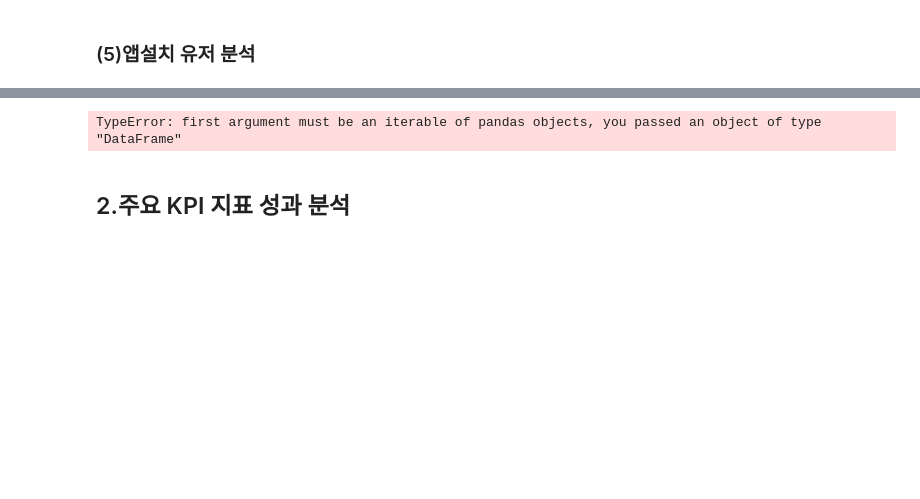
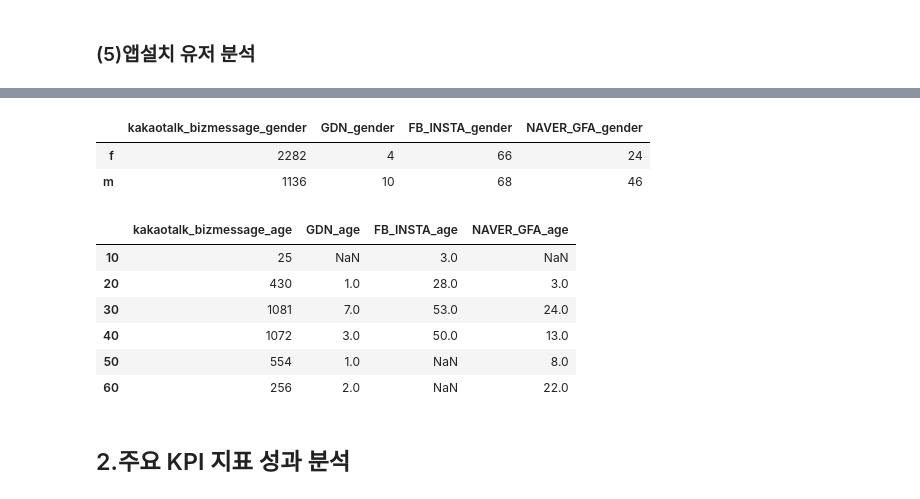
Before and after one commit to tand-datateam-th/kto_prj_git, a Jupyter notebook: [KTO]_Letter_analysis_v1_2210.ipynb, the cells around one changed output, grey strips where cells are left out. Saved outputs shown, nothing was run; the diff lists cells and outputs as text; code cells hidden in the pictures; blank space fills up the shorter version.

```diff
--- a/[KTO]_Letter_analysis_v1_2210.ipynb
+++ b/[KTO]_Letter_analysis_v1_2210.ipynb
@@ -234,8 +235,8 @@ dict_keys(['kakaotalk_bizmessage', 'GDN', 'KAKAO_moment', 'FB_INSTA', 'NAVER_GFA
 # 1. inflow cnt by referrs
 dict_output_inflow_cnt = {}
 
-for keys, values in dict_lst_user_from_referrs_gudok.items():
-    dict_output_inflow_cnt[keys] = len(values)
+for key, values in dict_lst_user_from_referrs_gudok.items():
+    dict_output_inflow_cnt[key] = len(values)
 
 df_vis1 = pd.DataFrame.from_dict(dict_output_inflow_cnt, orient='index', columns=['inflow_cnt'])
 df_vis1
@@ -343,8 +344,8 @@ df_subscribe_conversion
 # %%
 # 1. fraud user rate & settlement rate
 dict_fraud_referrs = {}
-for keys, values in dict_df_log.items():
-    _df = dict_df_log[keys]
+for key, values in dict_df_log.items():
+    _df = dict_df_log[key]
     _df = _df.groupby(KEY_ID_DEVICE)['duration'].sum().reset_index()
     lst_device_fraud = list(_df[KEY_ID_DEVICE][_df['duration'] < 5].unique())
 
@@ -353,7 +354,7 @@ for keys, values in dict_df_log.items():
     FRAUD_RATE = FRAUD_CNT / TOTAL_CNT
     # SETTLE_RATE = 1 - FRAUD_RATE
 
-    dict_fraud_referrs[f'{keys}'] = [TOTAL_CNT, FRAUD_CNT, FRAUD_RATE,  1 - FRAUD_RATE]
+    dict_fraud_referrs[f'{key}'] = [TOTAL_CNT, FRAUD_CNT, FRAUD_RATE,  1 - FRAUD_RATE]
 
 df_fraud_referrs = pd.DataFrame.from_dict(
     dict_fraud_referrs, orient='index', columns=[
@@ -371,0 +394,12 @@ df_fraud_referrs
+# %%
+# 1. users installed app
+dict_install = {}
+for key, lst in dict_id_referrs.items():
+    dict_install[f'{key}'] = {}
+    dict_install[f'{key}']['id'] = df_param_install[KEY_ID_DEVICE][df_param_install[KEY_ID_DEVICE].isin(lst)]
+    dict_install[f'{key}']['cnt'] = len(dict_install[f'{key}'])
+
+# df_install_referrs = pd.DataFrame.from_dict(
+#     dict_cnt_install, orient='index', columns=[
+#         'install_cnt'])
+# df_install_referrs
@@ -409,14 +445,31 @@ test_th
 # %%
 ## exact numbers age/gender by referrs
-df_demo_profiling = pd.DataFrame()
+_df_gender = pd.DataFrame()
+_df_age = pd.DataFrame()
+
 for key, lst_id in dict_id_referrs_demo.items():
-    _df = df_prop[df_prop[KEY_ID_DEVICE].isin(lst_id)]
-    df_demo_profiling = pd.concat(
-        df_demo_profiling, _df['gender'].value_counts().to_frame(name = f'{key}_gender'))
-    df_demo_profiling = pd.concat(
-        df_demo_profiling, _df['age_group'].value_counts().to_frame(name = f'{key}_age'))
+    if key != 'total':
+        _df = df_prop[df_prop[KEY_ID_DEVICE].isin(lst_id)]
+        _df_gender = pd.concat(
+            [_df_gender, _df['gender'].value_counts().to_frame(name = f'{key}_gender')], axis=1)
+        _df_age = pd.concat(
+            [_df_age, _df['age_group'].value_counts().to_frame(name = f'{key}_age')], axis=1)
+    else:
+        pass
+
+_df_gender
+_df_age
 # %% [output]
-TypeError: first argument must be an iterable of pandas objects, you passed an object of type "DataFrame"
+|  | kakaotalk_bizmessage_gender | GDN_gender | FB_INSTA_gender | NAVER_GFA_gender |
+| f | 2282 | 4 | 66 | 24 |
+| m | 1136 | 10 | 68 | 46 |
+|  | kakaotalk_bizmessage_age | GDN_age | FB_INSTA_age | NAVER_GFA_age |
+| 10 | 25 | NaN | 3.0 | NaN |
+| 20 | 430 | 1.0 | 28.0 | 3.0 |
+| 30 | 1081 | 7.0 | 53.0 | 24.0 |
+| 40 | 1072 | 3.0 | 50.0 | 13.0 |
+| 50 | 554 | 1.0 | NaN | 8.0 |
+| 60 | 256 | 2.0 | NaN | 22.0 |
 # %% [markdown]
 ## 2.주요 KPI 지표 성과 분석
 # %% [markdown]
```
Also changed, not shown: parts of 5 cells of this notebook.
